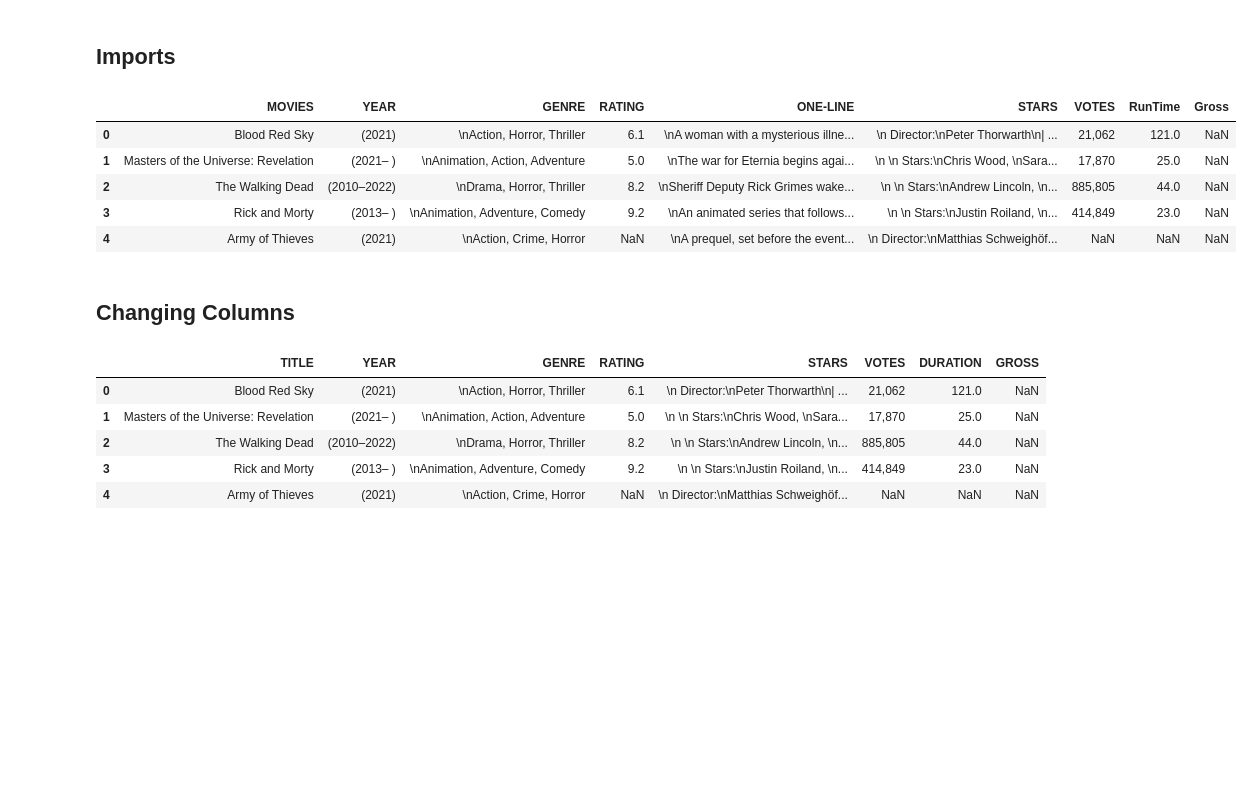
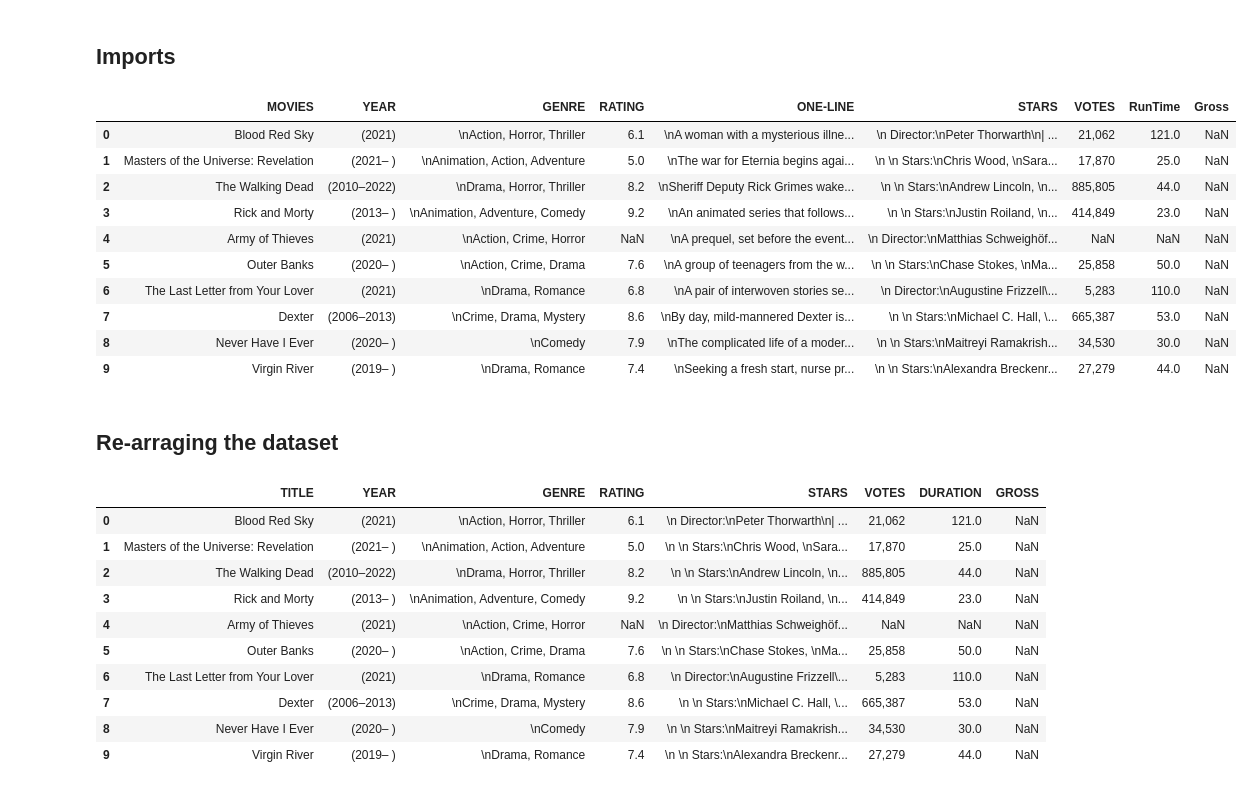
Before and after one commit to yonatan1golan/MoviesAnalysis, a Jupyter notebook: movies_analysis.ipynb, the cells around one changed output. Drawn from its saved outputs; the diff is of its cells as text; code cells hidden in the pictures; blank space fills up the shorter version.

```diff
--- a/movies_analysis.ipynb
+++ b/movies_analysis.ipynb
@@ -9,23 +10,28 @@ import numpy as np
 # %%
 def load_data(loc: str) -> pd.DataFrame:
     """
     :param loc: location of the dataset file
     :return: pandas dataframe loaded with the dataset
     """
     return pd.read_csv(loc)
 
 location = r"C:\Users\Yonat\OneDrive\Desktop\python_projects\movies_analysis\movies.csv"
 data = load_data(location)
-data.head()
+data.head(10)
 # %% [output]
 |  | MOVIES | YEAR | GENRE | RATING | ONE-LINE | STARS | VOTES | RunTime | Gross |
 | 0 | Blood Red Sky | (2021) | \nAction, Horror, Thriller | 6.1 | \nA woman with a mysterious illne... | \n Director:\nPeter Thorwarth\n| ... | 21,062 | 121.0 | NaN |
 | 1 | Masters of the Universe: Revelation | (2021– ) | \nAnimation, Action, Adventure | 5.0 | \nThe war for Eternia begins agai... | \n \n Stars:\nChris Wood, \nSara... | 17,870 | 25.0 | NaN |
 | 2 | The Walking Dead | (2010–2022) | \nDrama, Horror, Thriller | 8.2 | \nSheriff Deputy Rick Grimes wake... | \n \n Stars:\nAndrew Lincoln, \n... | 885,805 | 44.0 | NaN |
 | 3 | Rick and Morty | (2013– ) | \nAnimation, Adventure, Comedy | 9.2 | \nAn animated series that follows... | \n \n Stars:\nJustin Roiland, \n... | 414,849 | 23.0 | NaN |
 | 4 | Army of Thieves | (2021) | \nAction, Crime, Horror | NaN | \nA prequel, set before the event... | \n Director:\nMatthias Schweighöf... | NaN | NaN | NaN |
+| 5 | Outer Banks | (2020– ) | \nAction, Crime, Drama | 7.6 | \nA group of teenagers from the w... | \n \n Stars:\nChase Stokes, \nMa... | 25,858 | 50.0 | NaN |
+| 6 | The Last Letter from Your Lover | (2021) | \nDrama, Romance | 6.8 | \nA pair of interwoven stories se... | \n Director:\nAugustine Frizzell\... | 5,283 | 110.0 | NaN |
+| 7 | Dexter | (2006–2013) | \nCrime, Drama, Mystery | 8.6 | \nBy day, mild-mannered Dexter is... | \n \n Stars:\nMichael C. Hall, \... | 665,387 | 53.0 | NaN |
+| 8 | Never Have I Ever | (2020– ) | \nComedy | 7.9 | \nThe complicated life of a moder... | \n \n Stars:\nMaitreyi Ramakrish... | 34,530 | 30.0 | NaN |
+| 9 | Virgin River | (2019– ) | \nDrama, Romance | 7.4 | \nSeeking a fresh start, nurse pr... | \n \n Stars:\nAlexandra Breckenr... | 27,279 | 44.0 | NaN |
-# %% [markdown]
-## Changing Columns
+# %% [markdown]
+## Re-arraging the dataset
 # %%
 # Removing unnecessary columns
 to_drop = ['ONE-LINE']
@@ -36,8 +42,7 @@ new_names = {'MOVIES': 'TITLE',
              'RunTime': 'DURATION',
              'Gross': 'GROSS'}
 data.rename(columns = new_names, inplace= True)
-
-data.head()
+data.head(10)
 # %% [output]
 |  | TITLE | YEAR | GENRE | RATING | STARS | VOTES | DURATION | GROSS |
 | 0 | Blood Red Sky | (2021) | \nAction, Horror, Thriller | 6.1 | \n Director:\nPeter Thorwarth\n| ... | 21,062 | 121.0 | NaN |
@@ -45,3 +50,8 @@ data.head()
 | 2 | The Walking Dead | (2010–2022) | \nDrama, Horror, Thriller | 8.2 | \n \n Stars:\nAndrew Lincoln, \n... | 885,805 | 44.0 | NaN |
 | 3 | Rick and Morty | (2013– ) | \nAnimation, Adventure, Comedy | 9.2 | \n \n Stars:\nJustin Roiland, \n... | 414,849 | 23.0 | NaN |
 | 4 | Army of Thieves | (2021) | \nAction, Crime, Horror | NaN | \n Director:\nMatthias Schweighöf... | NaN | NaN | NaN |
+| 5 | Outer Banks | (2020– ) | \nAction, Crime, Drama | 7.6 | \n \n Stars:\nChase Stokes, \nMa... | 25,858 | 50.0 | NaN |
+| 6 | The Last Letter from Your Lover | (2021) | \nDrama, Romance | 6.8 | \n Director:\nAugustine Frizzell\... | 5,283 | 110.0 | NaN |
+| 7 | Dexter | (2006–2013) | \nCrime, Drama, Mystery | 8.6 | \n \n Stars:\nMichael C. Hall, \... | 665,387 | 53.0 | NaN |
+| 8 | Never Have I Ever | (2020– ) | \nComedy | 7.9 | \n \n Stars:\nMaitreyi Ramakrish... | 34,530 | 30.0 | NaN |
+| 9 | Virgin River | (2019– ) | \nDrama, Romance | 7.4 | \n \n Stars:\nAlexandra Breckenr... | 27,279 | 44.0 | NaN |
```
Also changed, not shown: parts of 13 cells of this notebook.
